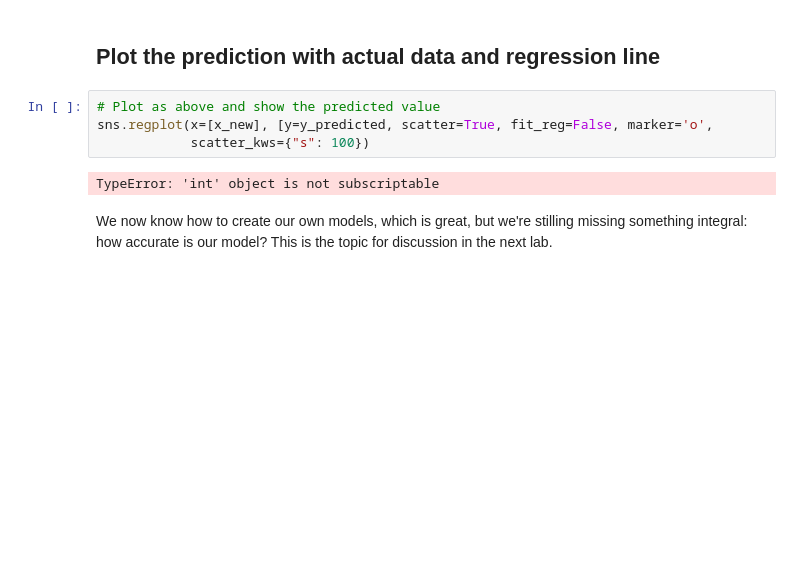
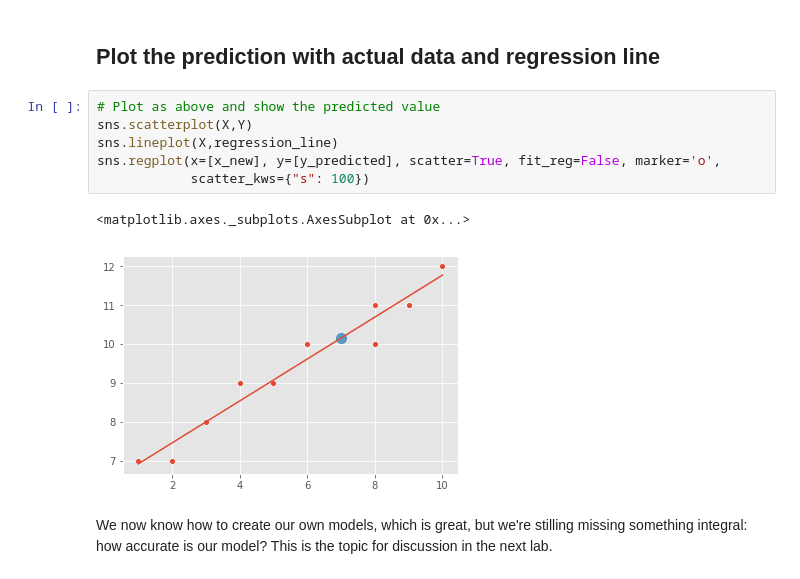
Before and after one commit to ZMBailey/dsc-0-10-07-simple-linear-regression-lab-seattle-ds-career-040119, a Jupyter notebook: index.ipynb, the cells around one changed output. Saved outputs shown, nothing was run; the diff lists cells and outputs as text; blank space fills up the shorter version.

```diff
--- a/index.ipynb
+++ b/index.ipynb
@@ -152,10 +152,13 @@ y_predicted
 ## Plot the prediction with actual data and regression line
 # %%
 # Plot as above and show the predicted value
-sns.regplot(x=[x_new], [y=y_predicted, scatter=True, fit_reg=False, marker='o',
+sns.scatterplot(X,Y)
+sns.lineplot(X,regression_line)
+sns.regplot(x=[x_new], y=[y_predicted], scatter=True, fit_reg=False, marker='o',
             scatter_kws={"s": 100})
 # %% [output]
-TypeError: 'int' object is not subscriptable
+<matplotlib.axes._subplots.AxesSubplot at 0x...>
+[figure, added]
 # %% [markdown]
 We now know how to create our own models, which is great, but we're stilling missing something integral: how accurate is our model? This is the topic for discussion in the next lab.
 # %% [markdown]
```
